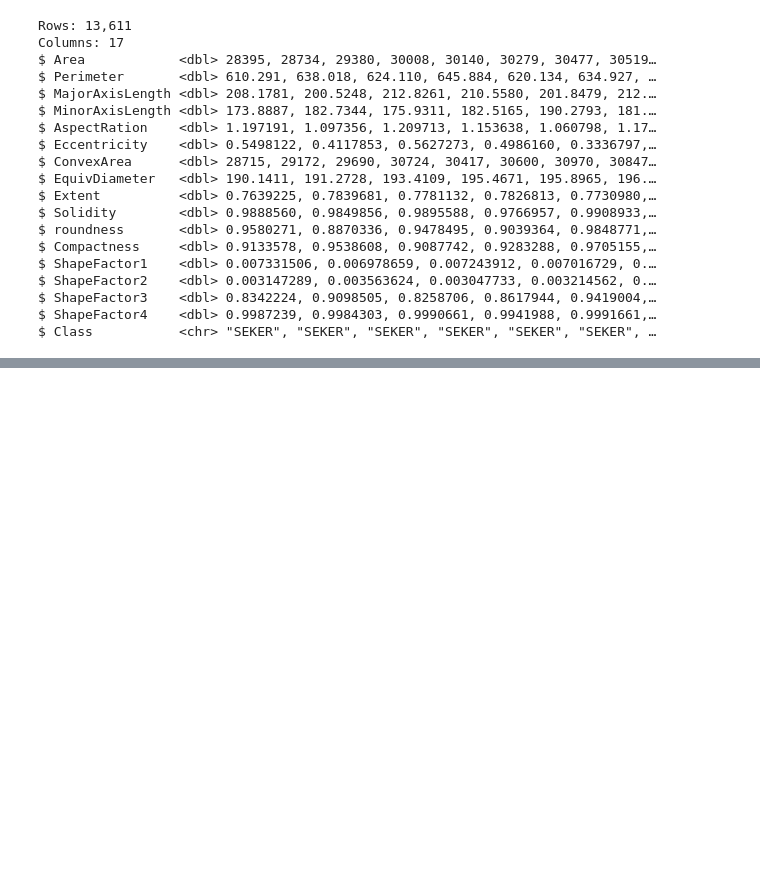
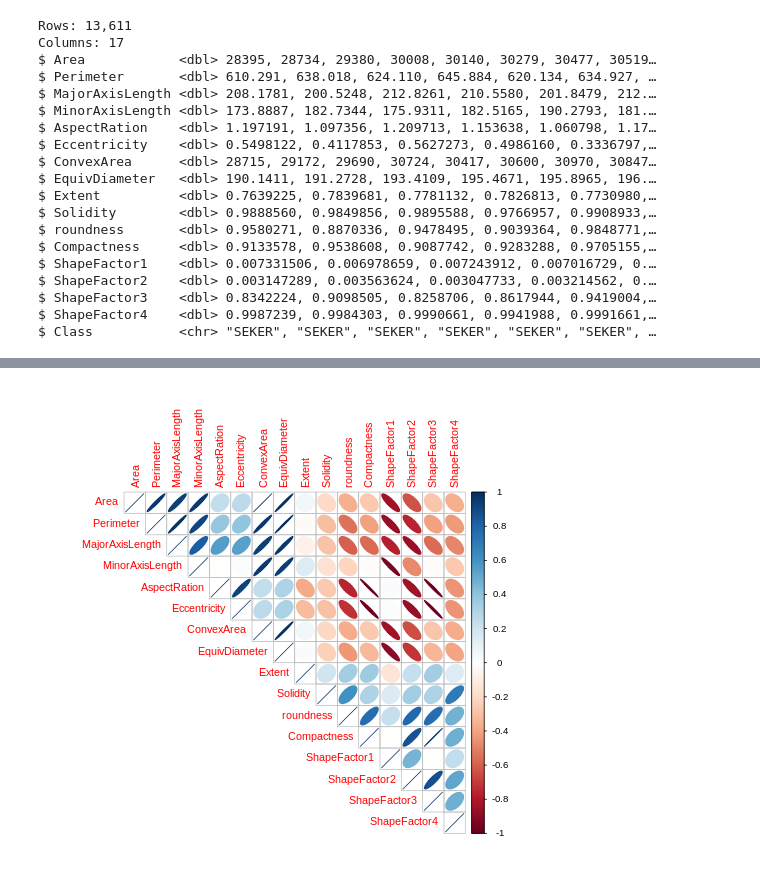
Before and after one commit to cramirez98/ProyectoAprendizajeAutomatico, a Jupyter notebook: ProyectoAprendizajeAutomatico.ipynb, the cells around one changed output, grey strips where cells are left out. Drawn from its saved outputs; the diff is of its cells as text; code cells hidden in the pictures; blank space fills up the shorter version.

```diff
--- a/ProyectoAprendizajeAutomatico.ipynb
+++ b/ProyectoAprendizajeAutomatico.ipynb
@@ -152,0 +211,6 @@ EquivDiameter   Min.   :161.2       1st Qu.:215.1       Median :238.4
+# %%
+%%R
+data$Clase <- NULL
+corrplot(cor(data[,-17]),type="upper", method="ellipse", tl.cex=0.9)
+# %% [output]
+[figure, added]
```
Also changed, not shown: parts of 14 cells of this notebook.
